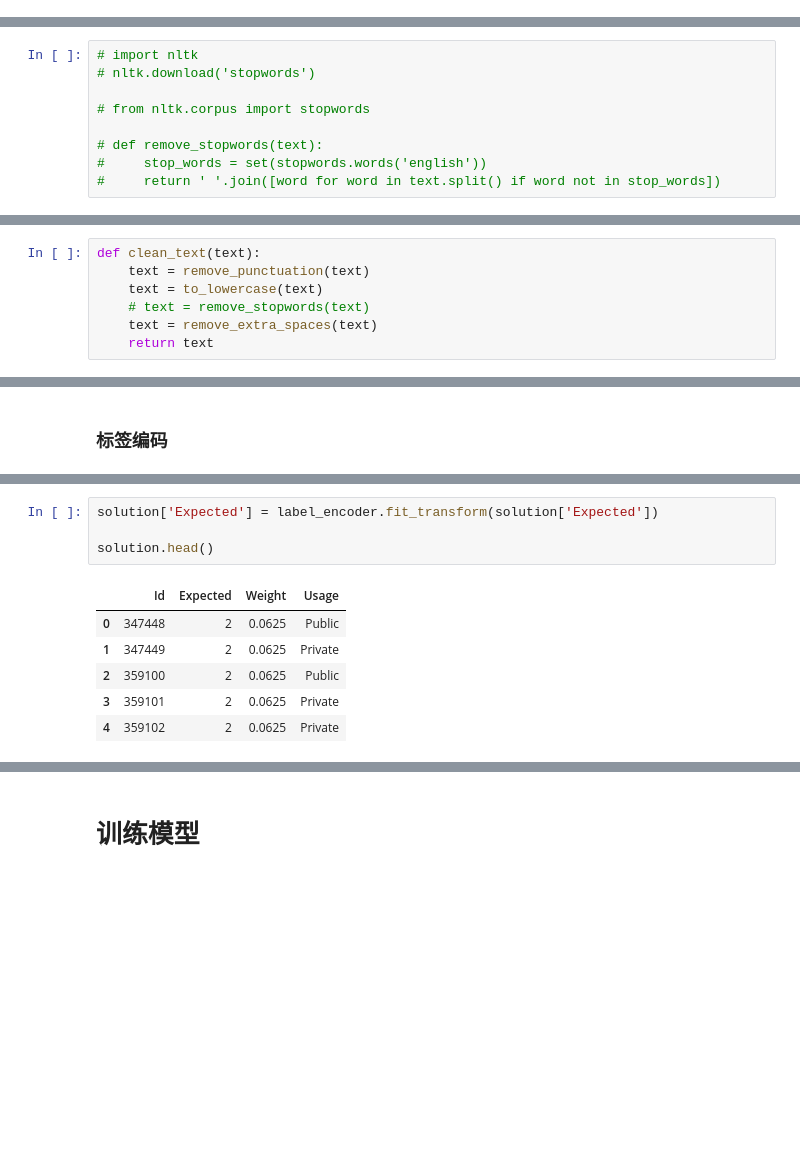
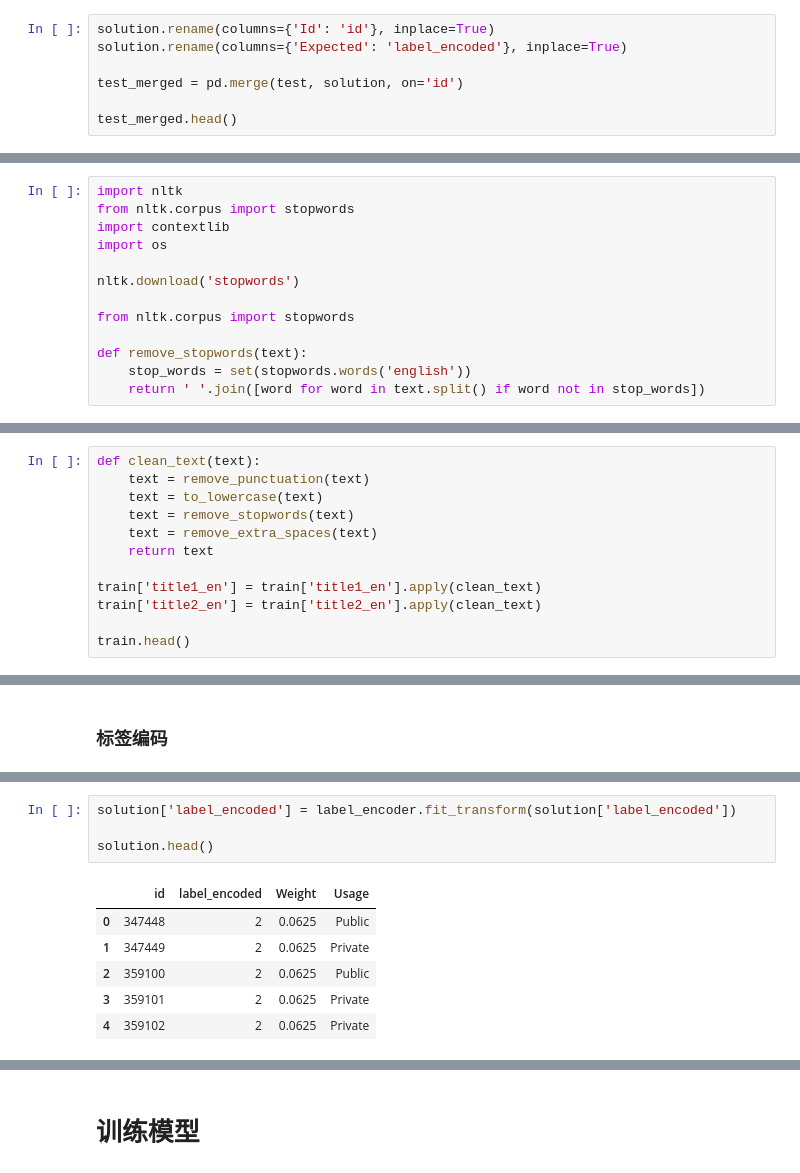
Before and after one commit to Douglas2oo/Transformer-Paddle, a Jupyter notebook: transformer_train.ipynb, the cells around one changed output, grey strips where cells are left out. Saved outputs shown, nothing was run; the diff lists cells and outputs as text; blank space fills up the shorter version.

```diff
--- a/transformer_train.ipynb
+++ b/transformer_train.ipynb
@@ -117,0 +40,7 @@ Series([], Name: title1_en, dtype: object)
+# %%
+solution.rename(columns={'Id': 'id'}, inplace=True)
+solution.rename(columns={'Expected': 'label_encoded'}, inplace=True)
+
+test_merged = pd.merge(test, solution, on='id')
+
+test_merged.head()
@@ -133,9 +121,13 @@ def to_lowercase(x):
 # %%
-# import nltk
-# nltk.download('stopwords')
+import nltk
+from nltk.corpus import stopwords
+import contextlib
+import os
 
-# from nltk.corpus import stopwords
+nltk.download('stopwords')
 
-# def remove_stopwords(text):
-#     stop_words = set(stopwords.words('english'))
-#     return ' '.join([word for word in text.split() if word not in stop_words])
+from nltk.corpus import stopwords
+
+def remove_stopwords(text):
+    stop_words = set(stopwords.words('english'))
+    return ' '.join([word for word in text.split() if word not in stop_words])
@@ -150,6 +146,11 @@ def remove_extra_spaces(text):
 def clean_text(text):
     text = remove_punctuation(text)
     text = to_lowercase(text)
-    # text = remove_stopwords(text)
+    text = remove_stopwords(text)
     text = remove_extra_spaces(text)
     return text
+
+train['title1_en'] = train['title1_en'].apply(clean_text)
+train['title2_en'] = train['title2_en'].apply(clean_text)
+
+train.head()
@@ -206,9 +199,9 @@ train.head()
 # %%
-solution['Expected'] = label_encoder.fit_transform(solution['Expected'])
+solution['label_encoded'] = label_encoder.fit_transform(solution['label_encoded'])
 
 solution.head()
 # %% [output]
-|  | Id | Expected | Weight | Usage |
+|  | id | label_encoded | Weight | Usage |
 | 0 | 347448 | 2 | 0.0625 | Public |
 | 1 | 347449 | 2 | 0.0625 | Private |
 | 2 | 359100 | 2 | 0.0625 | Public |
```
Also changed, not shown: parts of 67 cells of this notebook.
